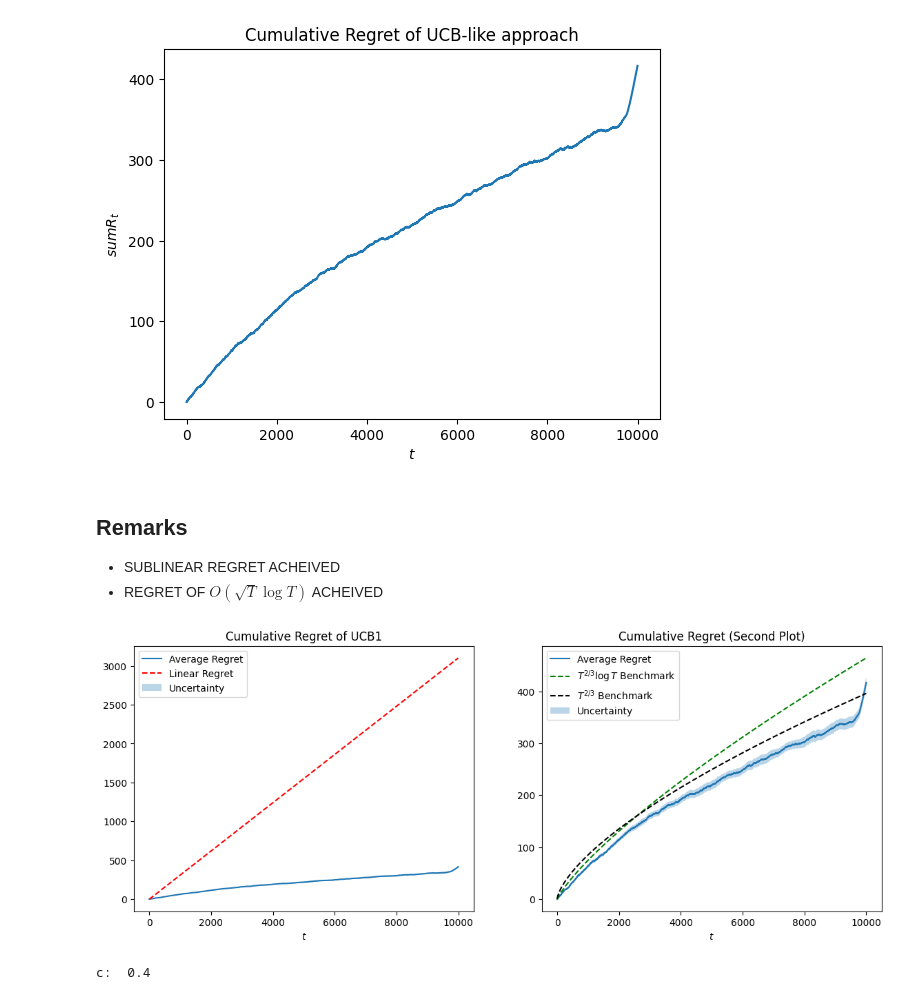
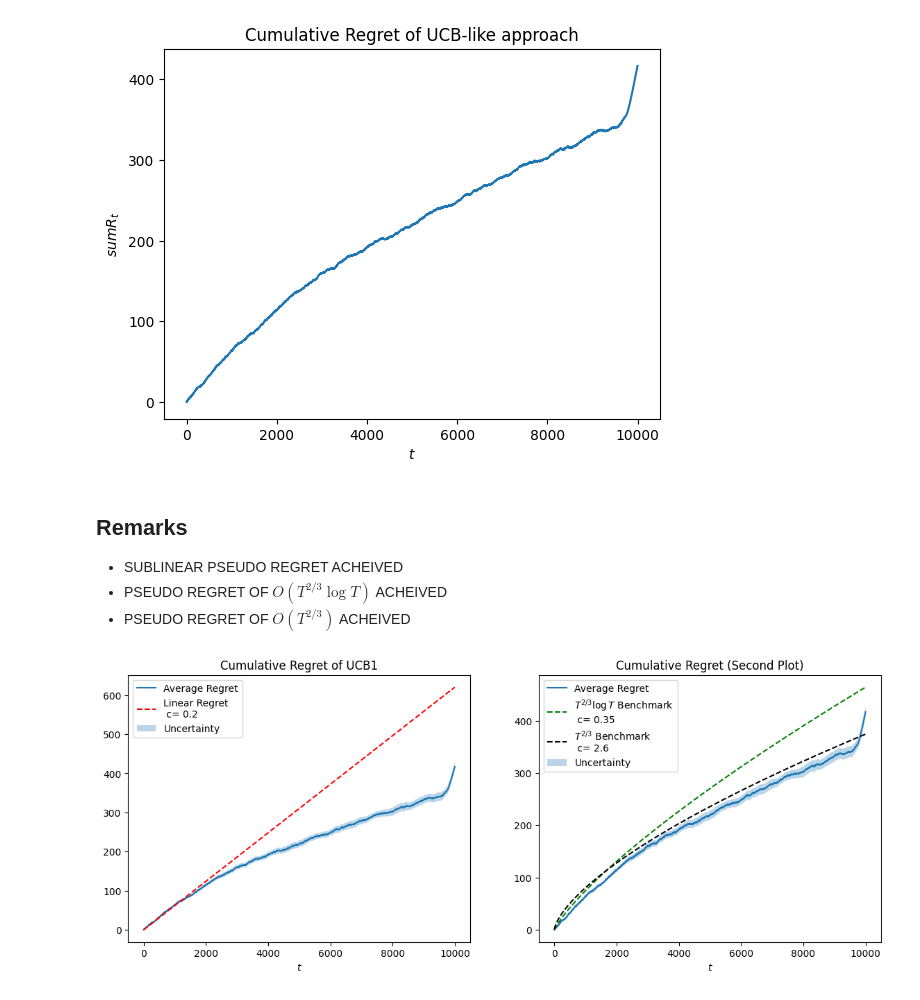
Before and after one commit to matteopasqual02/OLA-2025-project, a Jupyter notebook: R1.2_Single_product_and_stochastic_environment.ipynb, the cells around one changed output. Saved outputs shown, nothing was run; the diff lists cells and outputs as text; code cells hidden in the pictures.

```diff
--- a/R1.2_Single_product_and_stochastic_environment.ipynb
+++ b/R1.2_Single_product_and_stochastic_environment.ipynb
@@ -193,8 +204,9 @@ plt.show()
 Remarks
 ---
 
-- SUBLINEAR REGRET ACHEIVED
-- REGRET OF $O (\sqrt{T}\log T)$ ACHEIVED
+- SUBLINEAR PSEUDO REGRET ACHEIVED
+- PSEUDO REGRET OF $O (T^{2/3}\log T)$ ACHEIVED
+- PSEUDO REGRET OF $O (T^{2/3})$ ACHEIVED
 # %%
 fig, axs = plt.subplots(1, 2, figsize=(14, 5))
 
@@ -202,46 +214,43 @@ fig, axs = plt.subplots(1, 2, figsize=(14, 5))
 axs[0].plot(np.arange(T), average_regret, label='Average Regret')
 axs[0].set_title('Cumulative Regret of UCB1')
 
-linear_regret = np.arange(T) * exp_utility
-axs[0].plot(np.arange(T), linear_regret, label='Linear Regret', linestyle='--', color='red')
+c_linear = 0.2
+linear_regret = np.arange(T) * exp_utility * c_linear # Linear regret line
+axs[0].plot(np.arange(T), linear_regret, label='Linear Regret' f'\n c= {c_linear}', linestyle='--', color='red')
 axs[0].fill_between(
     np.arange(T),
     average_regret - regret_std / np.sqrt(n_trials),
     average_regret + regret_std / np.sqrt(n_trials),
     alpha=0.3,
     label='Uncertainty'
 )
 axs[0].set_xlabel('$t$')
 axs[0].legend()
 
 # Second subplot: T^{2/3} benchmark
 axs[1].plot(np.arange(T), average_regret, label='Average Regret')
 t_vals = np.arange(1, T+1)
-c = 0.35
-benchmark = (t_vals ** (2/3)) * np.log(t_vals) * exp_utility * c
-axs[1].plot(np.arange(T), benchmark, label=r'$T^{2/3}\log T$ Benchmark', linestyle='--', color='green')
-c = 2.75
-benchmark = (t_vals ** (2/3)) * exp_utility * c
-axs[1].plot(np.arange(T), benchmark, label=r'$T^{2/3}$ Benchmark', linestyle='--', color='black')
+c_log = 0.35
+benchmark = (t_vals ** (2/3)) * np.log(t_vals) * exp_utility * c_log
+axs[1].plot(np.arange(T), benchmark, label=r'$T^{2/3}\log T$ Benchmark' + f'\n c= {c_log}', linestyle='--', color='green')
+c_no_log = 2.6
+benchmark = (t_vals ** (2/3)) * exp_utility * c_no_log
+axs[1].plot(np.arange(T), benchmark, label=r'$T^{2/3}$ Benchmark'+ f'\n c= {c_no_log}', linestyle='--', color='black')
 
 # Fill between for uncertainty in the second plot
 axs[1].fill_between(
     np.arange(T),
     average_regret - regret_std / np.sqrt(n_trials),
     average_regret + regret_std / np.sqrt(n_trials),
     alpha=0.3,
     label='Uncertainty'
 )
 
 # Set titles and labels for the second subplot
 axs[1].set_title('Cumulative Regret (Second Plot)')
 axs[1].set_xlabel('$t$')
 axs[1].legend()
 
 plt.show()
 # %% [output]
-[figure, old version]
+[figure, new version]
-# %%
-print("c: ", c)
-# %% [output]
-c:  0.4
```
Also changed, not shown: parts of 4 cells of this notebook, 1 other file.
